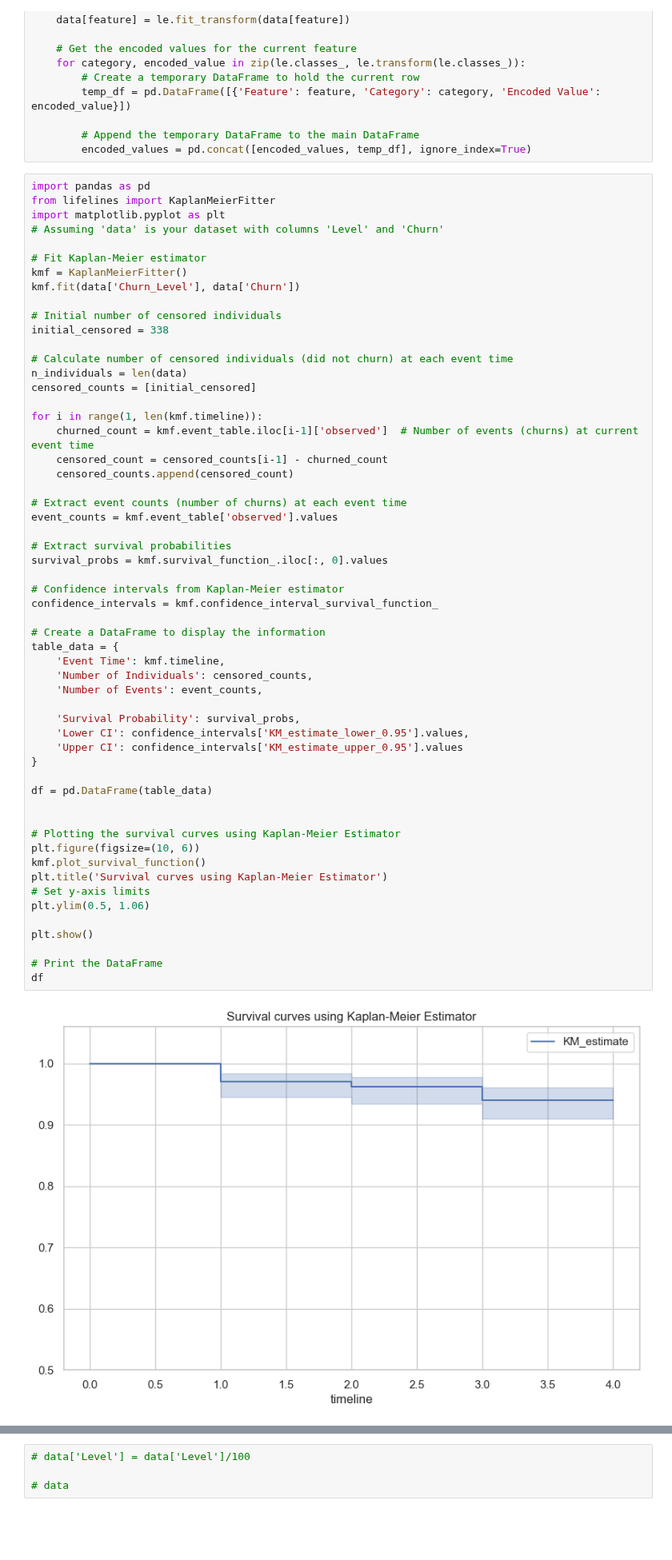
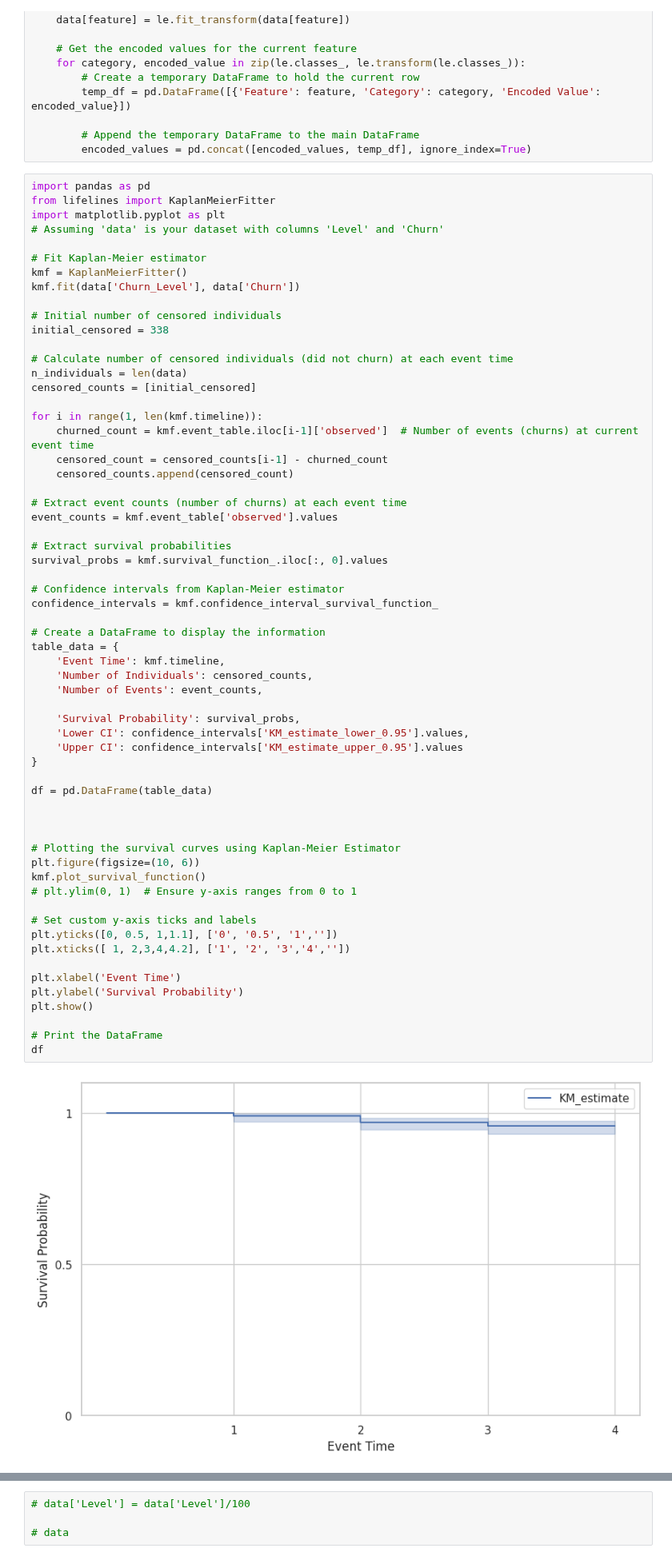
Before and after one commit to TravisBoltz/Decoding-Churn-Prediction-and-Student-Retention, a Jupyter notebook: Python Scripts/notebooks/Synthetic/random_sampling.ipynb, the cells around one changed output, grey strips where cells are left out. Shown at 80% size. Saved outputs shown, nothing was run; the diff lists cells and outputs as text; blank space fills up the shorter version.

```diff
--- a/Python Scripts/notebooks/Synthetic/random_sampling.ipynb
+++ b/Python Scripts/notebooks/Synthetic/random_sampling.ipynb
@@ -300,36 +320,41 @@ event_counts = kmf.event_table['observed'].values
 
 # Extract survival probabilities
 survival_probs = kmf.survival_function_.iloc[:, 0].values
 
 # Confidence intervals from Kaplan-Meier estimator
 confidence_intervals = kmf.confidence_interval_survival_function_
 
 # Create a DataFrame to display the information
 table_data = {
     'Event Time': kmf.timeline,
     'Number of Individuals': censored_counts,
     'Number of Events': event_counts,
 
     'Survival Probability': survival_probs,
     'Lower CI': confidence_intervals['KM_estimate_lower_0.95'].values,
     'Upper CI': confidence_intervals['KM_estimate_upper_0.95'].values
 }
 
 df = pd.DataFrame(table_data)
 
 
+
 # Plotting the survival curves using Kaplan-Meier Estimator
 plt.figure(figsize=(10, 6))
 kmf.plot_survival_function()
-plt.title('Survival curves using Kaplan-Meier Estimator')
-# Set y-axis limits
-plt.ylim(0.5, 1.06)
+# plt.ylim(0, 1)  # Ensure y-axis ranges from 0 to 1
 
+# Set custom y-axis ticks and labels
+plt.yticks([0, 0.5, 1,1.1], ['0', '0.5', '1',''])
+plt.xticks([ 1, 2,3,4,4.2], ['1', '2', '3','4',''])
+
+plt.xlabel('Event Time')
+plt.ylabel('Survival Probability')
 plt.show()
 
 # Print the DataFrame
 df
 # %% [output]
-[figure, old version]
+[figure, new version]
 |  | Event Time | Number of Individuals | Number of Events | Survival Probability | Lower CI | Upper CI |
 | 0 | 0.0 | 338 | 0 | 1.000000 | 1.000000 | 1.000000 |
```
Also changed, not shown: parts of 18 cells of this notebook, 1 other file.
